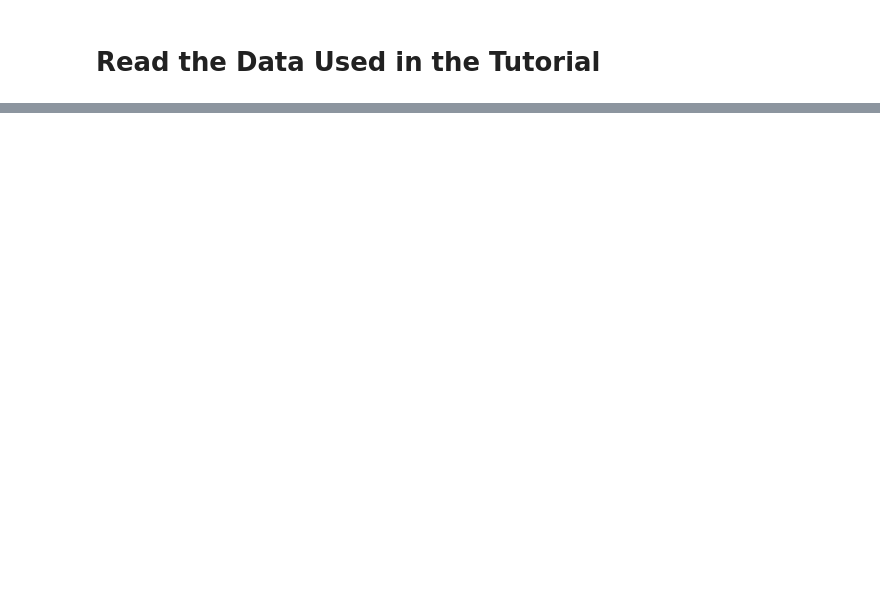
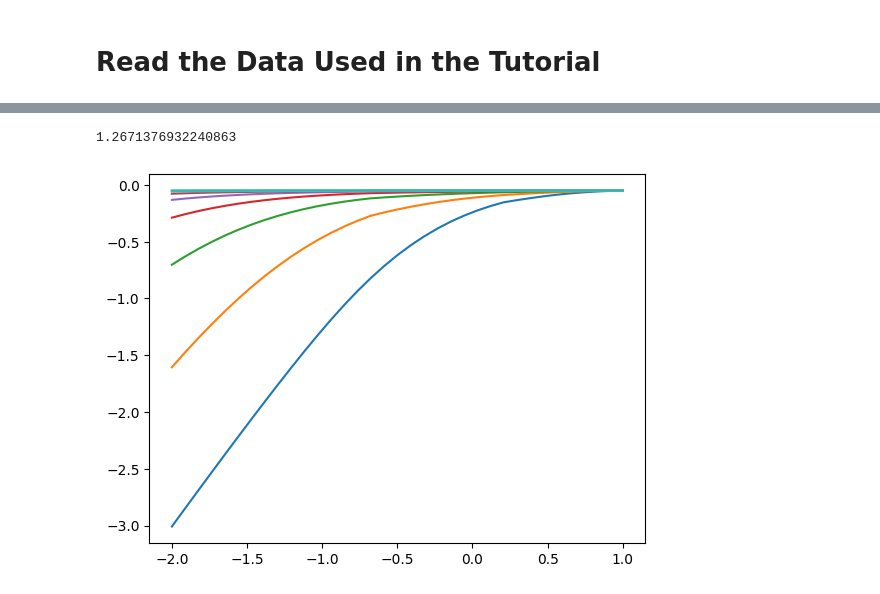
Before and after one commit to marcinmss/rain_analysis_toolbox, a Jupyter notebook: notebooks/test_multy_fractals/test05 copy.ipynb, the cells around one changed output, grey strips where cells are left out. Saved outputs shown, nothing was run; the diff lists cells and outputs as text; code cells hidden in the pictures; blank space fills up the shorter version.

```diff
--- a/notebooks/test_multy_fractals/test05 copy.ipynb
+++ b/notebooks/test_multy_fractals/test05 copy.ipynb
@@ -25,0 +94,16 @@ dtm_alpha, dtm_c1 = get_alpha_c1_from_dtm(data,q)
+# %%
+zero_range = np.array([i for i in range(x.shape[0]) if -1.0 < x[i] < 0.0])
+newx, newy = x[zero_range], y[zero_range]
+n=5
+max([RegressionSolution(newx[i:i+n], newy[i:i+n]).angular_coef for i in range(newy.shape[0] - n)])
+# %% [output]
+1.2671376932240863
+# %%
+sx, sy = x, y
+figure = plt.figure()
+ax = figure.add_subplot(1,1,1)
+for i in range(10):
+    ax.plot(sx,sy)
+    sy = convolve(20, sy)
+# %% [output]
+[figure, added]
```
Also changed, not shown: parts of 10 cells of this notebook, 4 other files.
